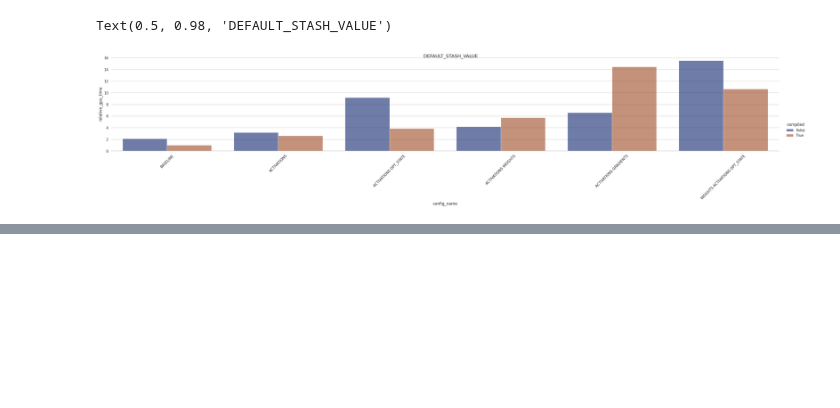
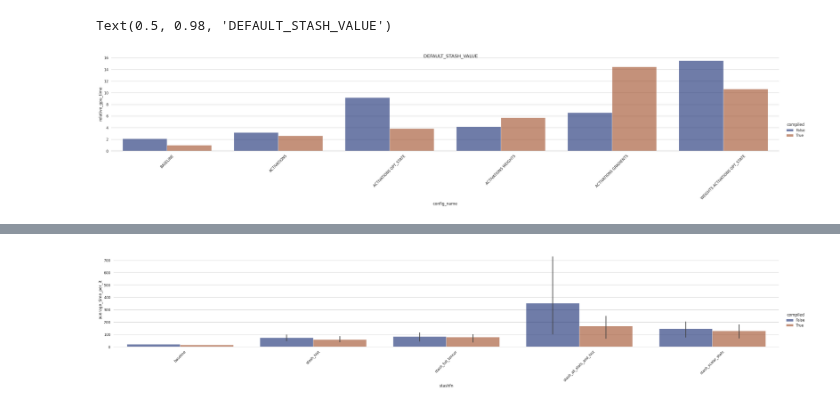
Before and after one commit to graphcore-research/track-and-visualize, a Jupyter notebook: profiling-logging-overhead/notebooks/analysing-benchmarks.ipynb, the cells around one changed output, grey strips where cells are left out. Cells and saved outputs as stored; diff of their text form; code cells hidden in the pictures; blank space fills up the shorter version.

```diff
--- a/profiling-logging-overhead/notebooks/analysing-benchmarks.ipynb
+++ b/profiling-logging-overhead/notebooks/analysing-benchmarks.ipynb
@@ -105,0 +181,7 @@ Text(0.5, 0.98, 'DEFAULT_STASH_VALUE')
+# %%
+g = sns.catplot(kind='bar', data=df.sort_values('average_time_per_it',ascending=True), x='stashfn', y='average_time_per_it',palette="dark", hue='compiled', alpha=.6, height=5,aspect=6)
+g.despine(left=True)
+g.axes[-1][0].xaxis.set_tick_params(rotation=45)
+# g.figure.suptitle(stashfn.upper())
+# %% [output]
+[figure, added]
```
Also changed, not shown: parts of 11 cells of this notebook, 18 other files.
